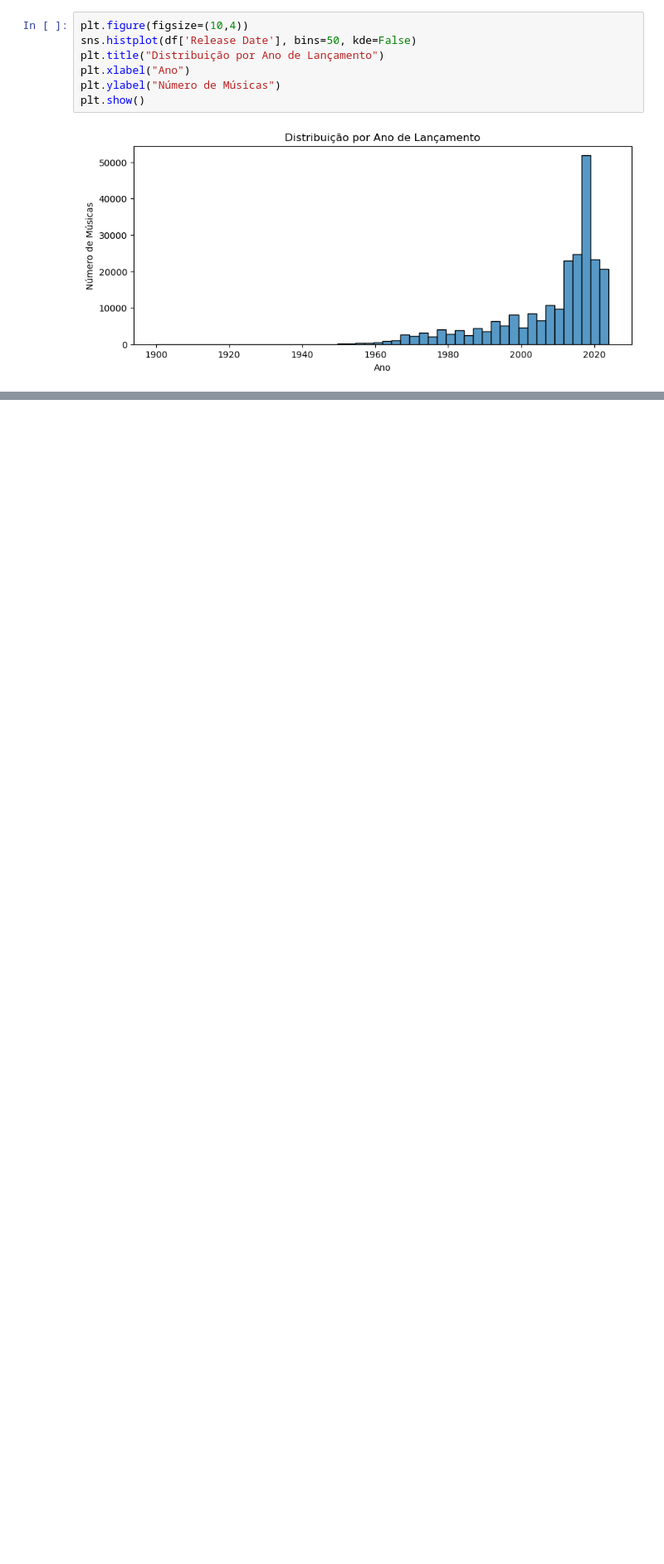
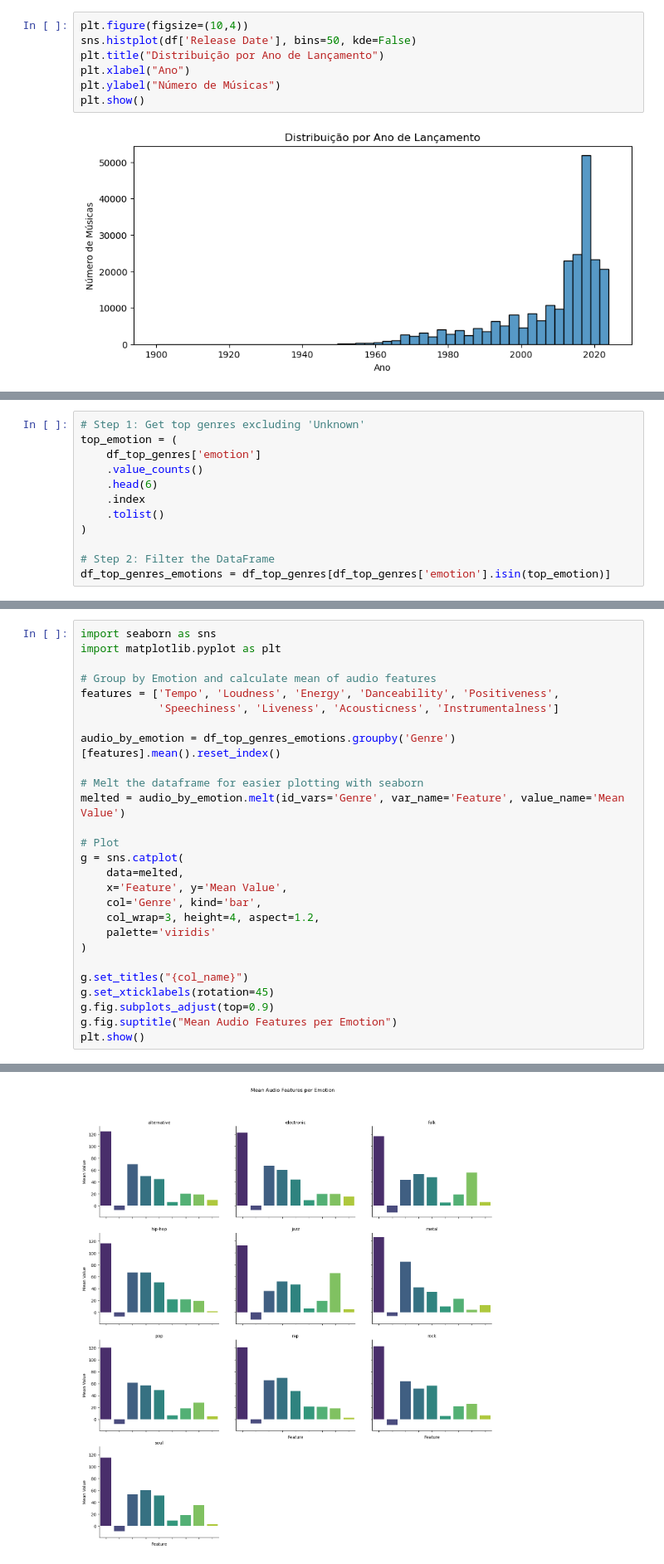
Before and after one commit to thaismarouelli/Data-Science-Project, a Jupyter notebook: Project Data Science/Spotify Project.ipynb, the cells around one changed output, grey strips where cells are left out. Shown at 83% size. Drawn from its saved outputs; the diff is of its cells as text; blank space fills up the shorter version.

```diff
--- a/Project Data Science/Spotify Project.ipynb
+++ b/Project Data Science/Spotify Project.ipynb
@@ -147,0 +305,12 @@ plt.show()
+# %%
+# Step 1: Get top genres excluding 'Unknown'
+top_emotion = (
+    df_top_genres['emotion']
+    .value_counts()
+    .head(6)
+    .index
+    .tolist()
+)
+
+# Step 2: Filter the DataFrame
+df_top_genres_emotions = df_top_genres[df_top_genres['emotion'].isin(top_emotion)]
@@ -147,0 +365,28 @@ plt.show()
+# %%
+import seaborn as sns
+import matplotlib.pyplot as plt
+
+# Group by Emotion and calculate mean of audio features
+features = ['Tempo', 'Loudness', 'Energy', 'Danceability', 'Positiveness',
+            'Speechiness', 'Liveness', 'Acousticness', 'Instrumentalness']
+
+audio_by_emotion = df_top_genres_emotions.groupby('Genre')[features].mean().reset_index()
+
+# Melt the dataframe for easier plotting with seaborn
+melted = audio_by_emotion.melt(id_vars='Genre', var_name='Feature', value_name='Mean Value')
+
+# Plot
+g = sns.catplot(
+    data=melted,
+    x='Feature', y='Mean Value',
+    col='Genre', kind='bar',
+    col_wrap=3, height=4, aspect=1.2,
+    palette='viridis'
+)
+
+g.set_titles("{col_name}")
+g.set_xticklabels(rotation=45)
+g.fig.subplots_adjust(top=0.9)
+g.fig.suptitle("Mean Audio Features per Emotion")
+plt.show()
+# %% [output]
@@ -147,0 +396 @@ plt.show()
+[figure, added]
```
Also changed, not shown: parts of 20 cells of this notebook.
